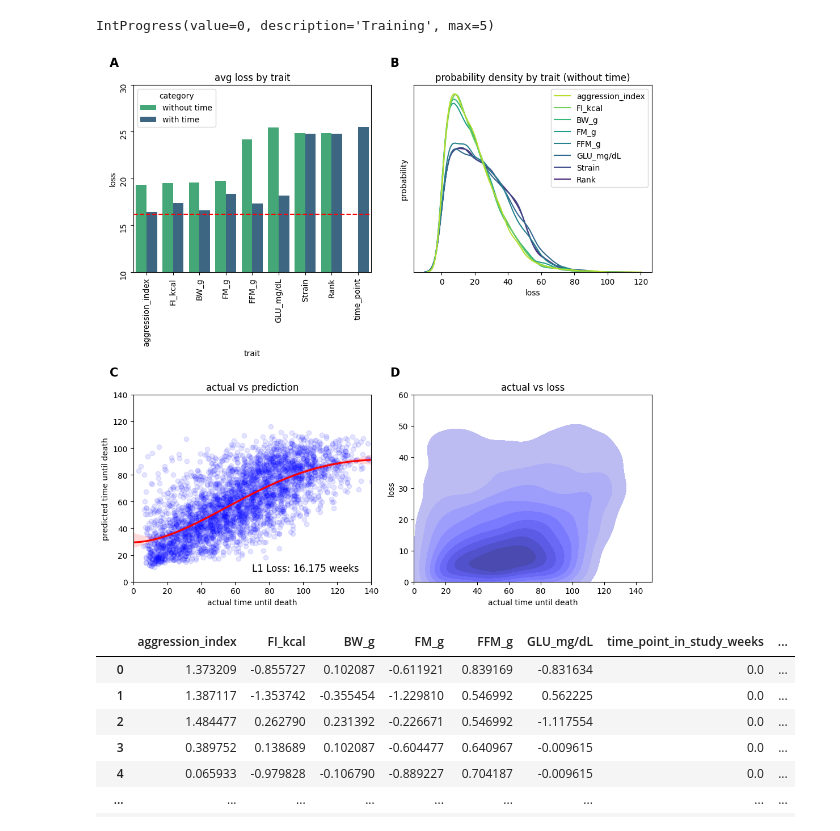
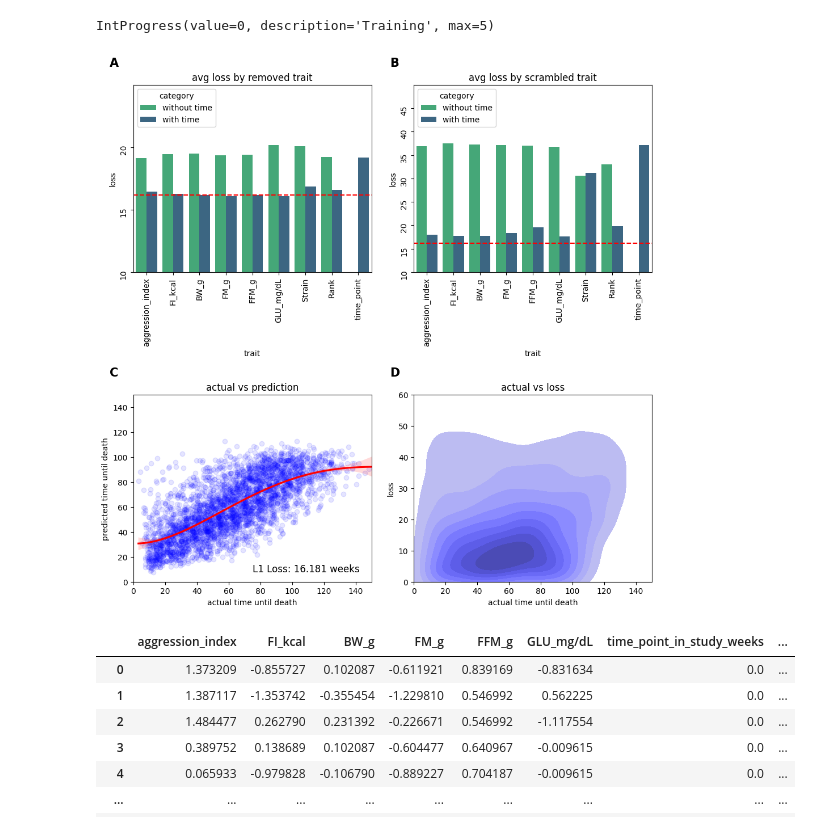
Before and after one commit to SamAndTheSun/pellegrini_temp, a Jupyter notebook: death_prediction_model.ipynb, the cells around one changed output. Cells and saved outputs as stored; diff of their text form; code cells hidden in the pictures.

```diff
--- a/death_prediction_model.ipynb
+++ b/death_prediction_model.ipynb
@@ -121,0 +121,16 @@ X
+# %%
+'''
+Determine differences in model accuracy depending on which trait is shuffled
+
+Step 1: train the model
+Step 2: shuffle target trait and observe loss
+'''
+
+epochs = 86
+batch_size = 32
+
+n_iterations = 5  # for cross-validation
+n_varients = 2  # with and without time
+
+scramble_loss = cross_validation(X, y, batch_size, epochs, n_iterations, scramble_trait=True)
+scramble_loss
@@ -321,11 +289,10 @@ X
 Cross Validation w/ all traits
 '''
 
-epochs = 106
+epochs = 86
 batch_size = 32
 
 n_iterations = 5 #for cross val
-n_varients = 2 #with and without time
 
 sum_approx, sum_actual, sum_losses = cross_validation(X, y, batch_size, epochs, n_iterations)
 
@@ -348,98 +315,73 @@ IntProgress(value=0, description='Training', max=5)
 Create plots showing model accuracy
 '''
 
-#distinguish subplots
-w_time = sum_data[sum_data.apply(lambda r: r.str.contains('with_time', case=False).any(), axis=1)]
-wout_time = sum_data[sum_data.apply(lambda r: r.str.contains('no_time', case=False).any(), axis=1)]
-
-#get rid of un-needed parts of trait names
-w_time['trait_name'] = w_time['trait_name'].map(lambda x: x[:-10])
-wout_time['trait_name'] = wout_time['trait_name'].map(lambda x: x[:-8])
-
-#get formatted Loss
+# get formatted Loss
 loss_clipped = '{0:.3f}'.format(avg_loss)
-
 fig, axs = plt.subplots(ncols=2, nrows=2, figsize=(10, 10))
 len_traits = [i for i in range(1,9)]
 
-w_time_vals = list(w_time['trait_avg_loss'].values)
-w_category = ['with time']*len(w_time_vals)
-w_names = list(w_time['trait_name'].values)
+removal_df = format_df_plot(rm_loss)
+scramble_df = format_df_plot(scramble_loss)
 
-wout_time_vals = list(wout_time['trait_avg_loss'].values)
-wout_category = ['without time']*len(wout_time_vals)
-wout_names = list(wout_time['trait_name'].values)
-
-both_time = pd.DataFrame()
-both_time['loss_values'] = wout_time_vals + w_time_vals
-both_time['trait'] = wout_names + w_names
-both_time['category'] = wout_category + w_category
-both_time = both_time.replace('time_point_in_study_weeks', 'time_point')
-
-#1 - model accuracy by trait removed
-sns.barplot(data = both_time, x = 'trait', y = 'loss_values', hue = 'category', palette='viridis_r', ax=axs[0,0])
+# 1 - model accuracy by trait removed
+sns.barplot(data = removal_df, x = 'trait', y = 'loss_values', hue = 'category', palette='viridis_r', ax=axs[0,0])
 axs[0,0].axhline(float(loss_clipped), color='red', linestyle='--')
 axs[0,0].tick_params(labelrotation=90)
 axs[0,0].set_ylabel('loss')
-axs[0,0].set_ylim([10, 30])
-axs[0,0].set_yticks([10, 15, 20, 25, 30])
-axs[0,0].set_title('avg loss by trait', size=12)
+axs[0,0].set_ylim([10, 25])
+axs[0,0].set_yticks([x for x in range(10, 25, 5)])
+axs[0,0].set_title('avg loss by removed trait', size=12)
 
-#2 - model accuracy with kde
+# 2 - model accuracy by trait scrambled
+sns.barplot(data = scramble_df, x = 'trait', y = 'loss_values', hue = 'category', palette='viridis_r', ax=axs[0,1])
+axs[0,1].axhline(float(loss_clipped), color='red', linestyle='--')
+axs[0,1].tick_params(labelrotation=90)
+axs[0,1].set_ylabel('loss')
+axs[0,1].set_ylim([10, 50])
+axs[0,1].set_yticks([x for x in range(10, 50, 5)])
+axs[0,1].set_title('avg loss by scrambled trait', size=12)
 
-sns.kdeplot(data = trait_loss_wout, hue=None, palette='viridis_r', ax=axs[0,1])
-axs[0,1].set_xlabel('loss')
-axs[0,1].set_yticks([])
-axs[0,1].set_ylabel('probability')
-axs[0,1].set_title('probability density by trait (without time)', size=12)
 
-#3 - regplot for prediction vs actual
-
-'''
-axs[1,0].plot(np.unique(val_predictions['actual']), np.poly1d(np.polyfit(val_predictions['actual'],
-                val_predictions['approximation'], 1))(np.unique(val_predictions['actual'])),
-                color='orange')
-'''
-
+# 3 - regplot for prediction vs actual
 sns.regplot(data=None, x=val_predictions['actual'], y=val_predictions['approximation'],
                 color='red', order=4, ax=axs[1,0], scatter_kws={'alpha':0.1, 'color':'blue'})
 
 sum_actual = [float(x) for x in sum_actual]
 sum_approx = [float(x) for x in sum_approx]
 
-x_max = 140
+x_max = 150
 
-#these need to be the same to avoid unintentionally manipulating the data
+# these need to be the same to avoid unintentionally manipulating the data
 axs[1,0].set_xlim([0,x_max])
 axs[1,0].set_ylim([0,x_max])
 
 axs[1,0].set_title('actual vs prediction', size=12)
 axs[1,0].set_xlabel('actual time until death')
 axs[1,0].set_ylabel('predicted time until death')
 axs[1,0].text(s=f'L1 Loss: {loss_clipped} weeks', x=(x_max//2), y=8, size=12)
 
-#4 - regplot for accuracy vs time to death
+# 4 - regplot for accuracy vs time to death
 accuracy_over_time = [np.mean(i) for i in zip(sum_actual,sum_approx)]
 
 sns.kdeplot(data=None, x=val_predictions['actual'], y=sum_losses,
                 color='blue', order=2, ax=axs[1,1], fill=True)
 
 axs[1,1].set_xlim([0,150])
 axs[1,1].set_ylim([0,60])
 
 axs[1,1].set_title('actual vs loss')
 axs[1,1].set_xlabel('actual time until death')
 axs[1,1].set_ylabel('loss')
 
 axs = axs.flat
 
 for n, ax in enumerate(axs):
     ax.text(-0.1, 1.1, string.ascii_uppercase[n], transform=ax.transAxes,
             size=15, weight='bold')
 
 plt.tight_layout()
 # %% [output]
-[figure, old version]
+[figure, new version]
 # %%
 '''
 Train the whole model
```
Also changed, not shown: parts of 18 cells of this notebook, 2 other files.
